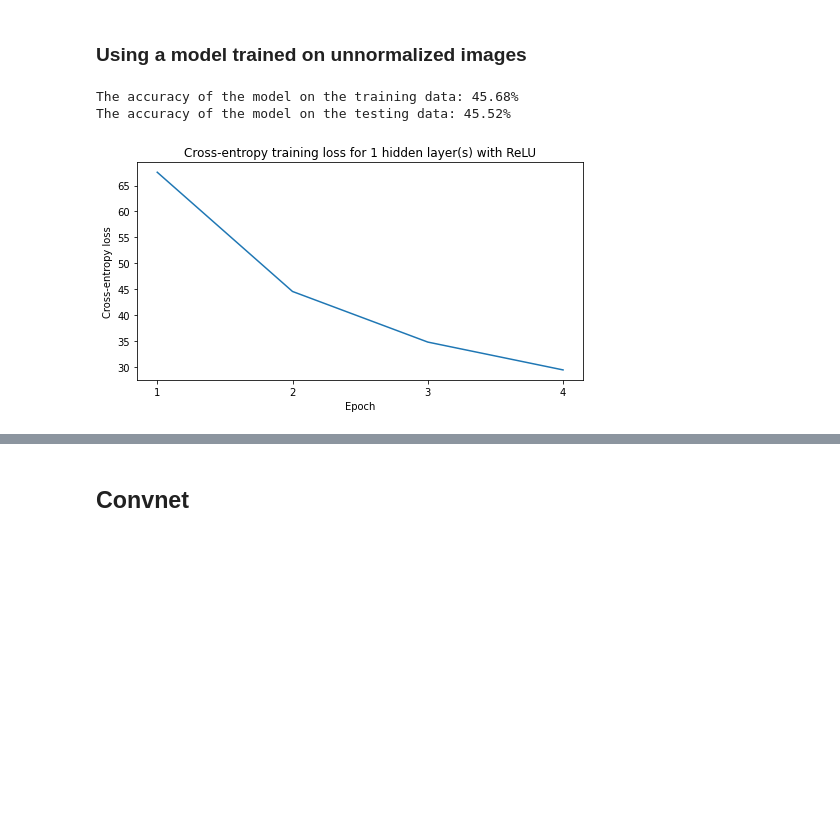
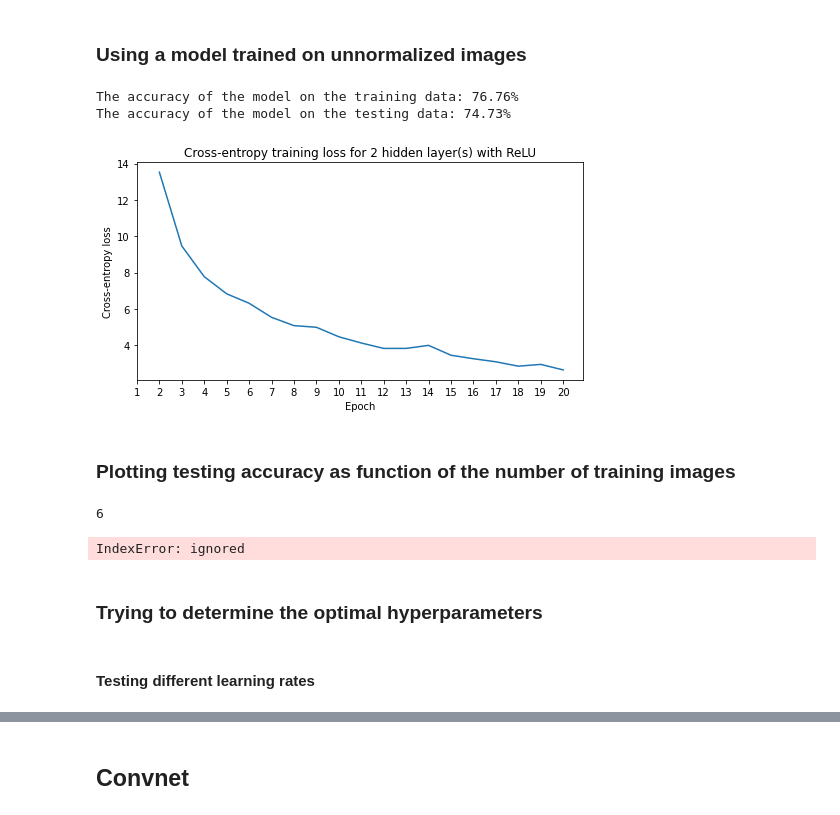
Before and after one commit to faithrts/ML-Intro, a Jupyter notebook: A3_Draft.ipynb, the cells around one changed output, grey strips where cells are left out. Saved outputs shown, nothing was run; the diff lists cells and outputs as text; code cells hidden in the pictures; blank space fills up the shorter version.

Commit message:
testing

```diff
--- a/A3_Draft.ipynb
+++ b/A3_Draft.ipynb
@@ -264,7 +264,8 @@ class LinearLayer(NeuralNetLayer):
     self.ni = input_size
     self.no = output_size
 
-    sigma = 0.01
+    sigma = 0.1
+
     random_state = RandomState(1234)
     self.w = sigma * random_state.randn(output_size, input_size)
     self.b = sigma * random_state.randn(output_size)
@@ -337,7 +338,8 @@ class SoftmaxOutputLayer(NeuralNetLayer):
     self.cur_probs = None
 
   def forward(self, x):
-    exps = np.exp(x)
+    # to prevent very large values
+    exps = np.exp(x - np.max(x))
     probs = exps / np.sum(exps, axis=-1)[:, None]
     #print(probs)
     self.cur_probs = probs
@@ -613,5 +630,5 @@ def plot_train_test_acc(train_accs, test_accs, hidden_layer_count, activation_fu
 # %%
-def epoch_mini_batch(x_train, y_train, x_test, y_test, hidden_layers, hidden_units, activation_func, lr, batch_size, epochs, lambda_reg = 0, track_acc = False):
+def epoch_mini_batch(x_train, y_train, x_test, y_test, hidden_layers, hidden_units, activation_func, lr, batch_size, epochs, lambda_reg = 0, track_acc = False, track_loss = True):
   n_features = x_train.shape[-1]
   n_output = len(set(y_train))
 
@@ -620,7 +637,7 @@ def epoch_mini_batch(x_train, y_train, x_test, y_test, hidden_layers, hidden_uni
   opt = GradientDescentOptimizer(mlp, lr)
 
   # saving the initial loss, training accuracy, and testing accuracy
-  initial_loss, initial_train_acc, initial_test_acc = mlp.evaluate_initial_metrics(x_train, x_test, y_train, y_test, lambda_reg)
+  # initial_loss, initial_train_acc, initial_test_acc = mlp.evaluate_initial_metrics(x_train, x_test, y_train, y_test, lambda_reg)
 
   # training the model using mini-batch times epochs
   losses, train_accs, test_accs = mlp.fit_epoch_mini_batch(x_train, y_train, x_test, y_test, opt, batch_size, epochs, lambda_reg, track_acc)
@@ -631,7 +648,8 @@ def epoch_mini_batch(x_train, y_train, x_test, y_test, hidden_layers, hidden_uni
   hidden_layer_count = int((len(mlp.layers) - 2) / 2)
 
   # plots the cross-entropy loss
-  plot_losses(losses, hidden_layer_count, activation_func)
+  if track_loss:
+    plot_losses(losses, hidden_layer_count, activation_func)
 
   # plots the training and testing accuracy
   if track_acc:
@@ -722,15 +834,20 @@ The accuracy of the model on the testing data: 83.34%
 # %%
 ### training and testing 2 hidden layers with ReLu activation functions
 
-### faith - will fix this
-
-mlp2ln = epoch_mini_batch(x_train_unprocessed, y_train, x_test_unprocessed, y_test, 2, [128, 128], "ReLU", 0.01, 1000, 5)
+mlp2ln = epoch_mini_batch(x_train_unprocessed, y_train, x_test_unprocessed, y_test, 2, [128, 128], "ReLU", 0.01, 1000, 20)
 acc2ln = evaluate_mlp_acc(mlp2ln, x_train_unprocessed, y_train, x_test_unprocessed, y_test, silent = False)
+# %% [output]
+The accuracy of the model on the training data: 76.76%
+The accuracy of the model on the testing data: 74.73%
+[figure, added]
-# %%
-
-mlp2ln2 = epoch_mini_batch(x_train_unprocessed, y_train, x_test_unprocessed, y_test, 1, [128], "ReLU", 0.001, 1000, 4)
-acc2ln2 = evaluate_mlp_acc(mlp2ln2, x_train_unprocessed, y_train, x_test_unprocessed, y_test, silent = False)
-# %% [output]
-The accuracy of the model on the training data: 45.68%
-The accuracy of the model on the testing data: 45.52%
-[figure, removed]
+# %% [markdown]
+### Plotting testing accuracy as function of the number of training images
+# %%
+compare_train_images(x_train, y_train, x_test, y_test)
+# %% [output]
+6
+IndexError: ignored
+# %% [markdown]
+### Trying to determine the optimal hyperparameters
+# %% [markdown]
+#### Testing different learning rates
```
Also changed, not shown: parts of 10 cells of this notebook.
